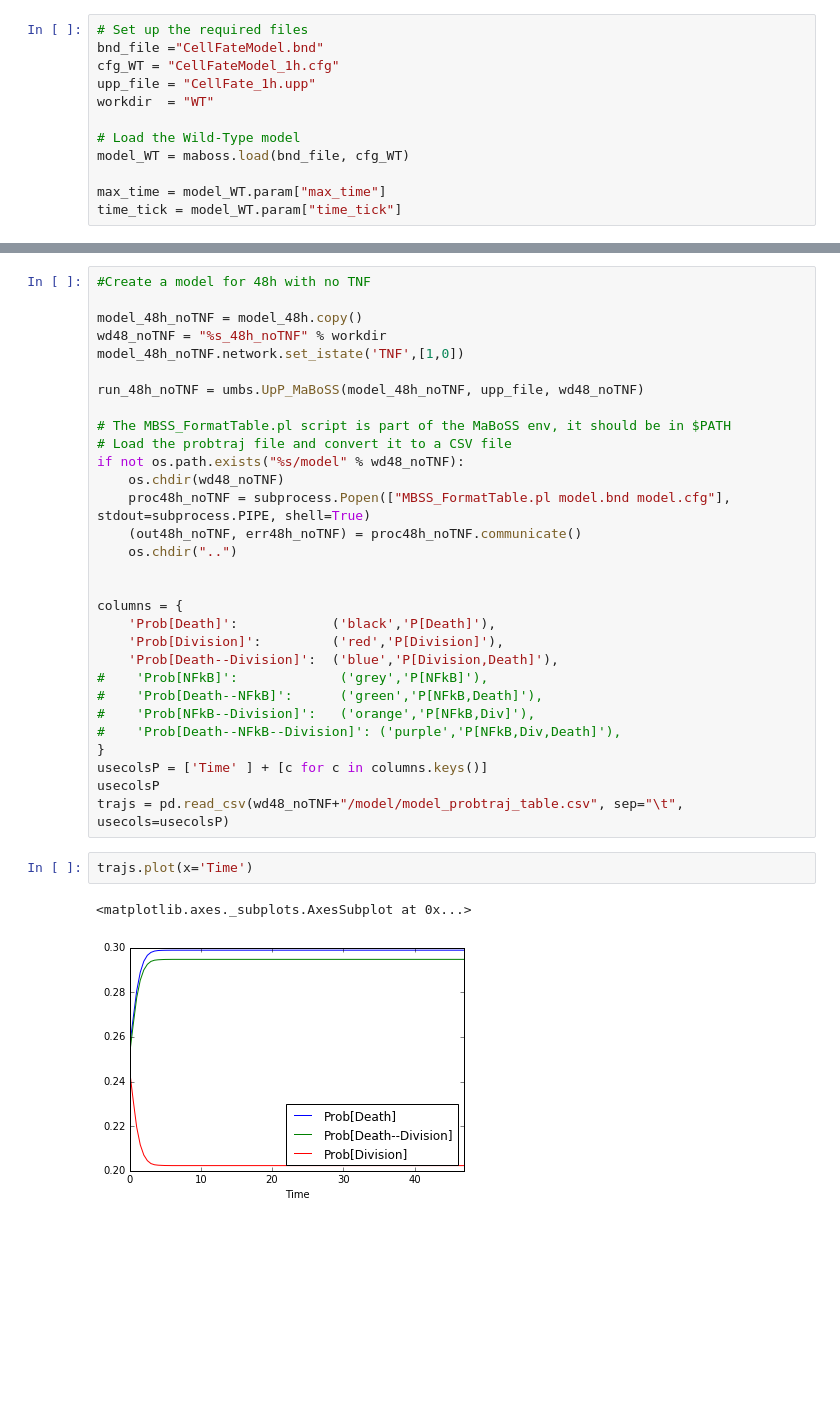
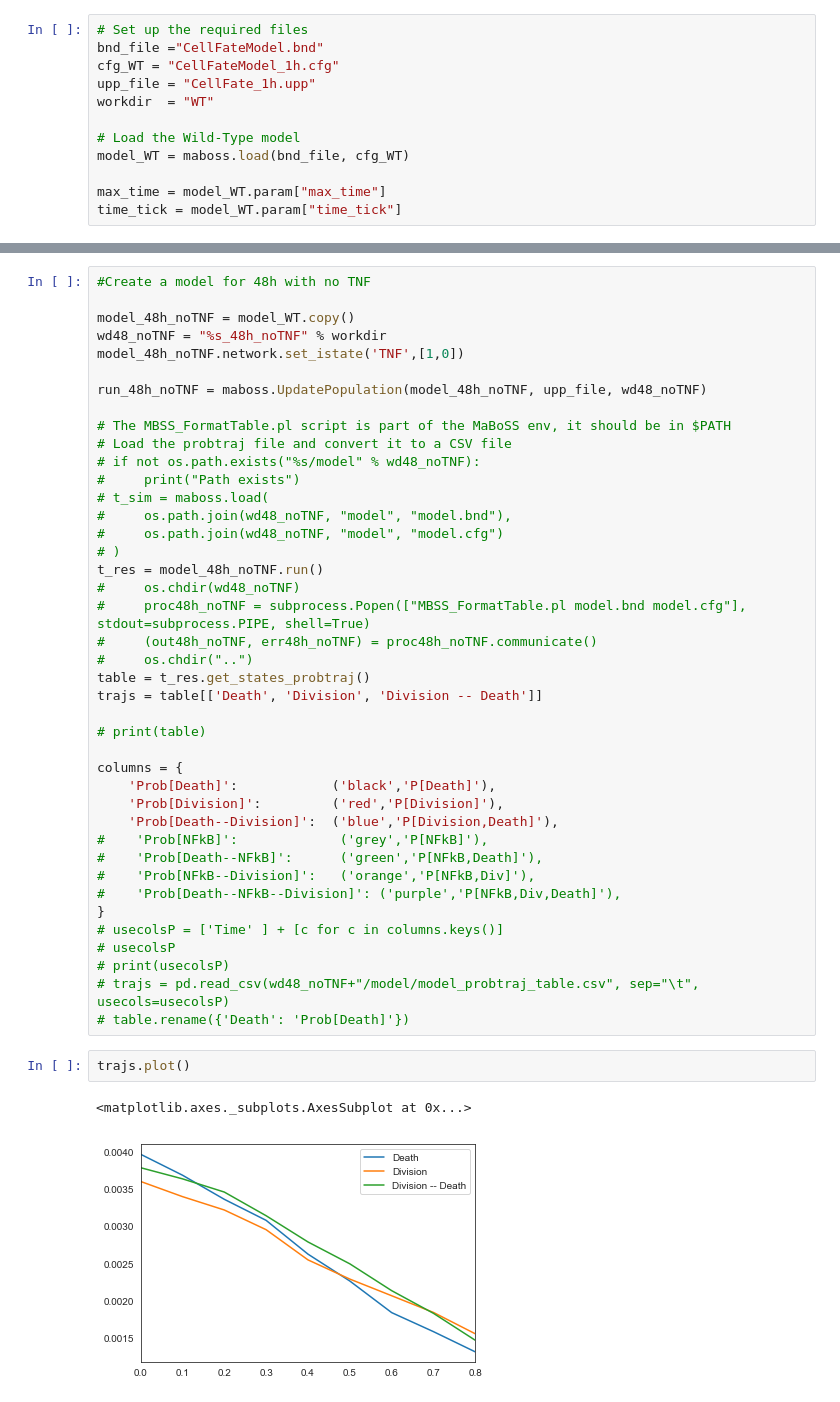
Before and after one commit to sysbio-curie/UPMaBoSS-docker, a Jupyter notebook: TimeStepDependancy.ipynb, the cells around one changed output, grey strips where cells are left out. Drawn from its saved outputs; the diff is of its cells as text; blank space fills up the shorter version.

Commit message:
TimeStepDependancy fix

```diff
--- a/TimeStepDependancy.ipynb
+++ b/TimeStepDependancy.ipynb
@@ -86,20 +82,29 @@ TypeError: unsupported operand type(s) for +: 'float' and 'str'
 # %%
 #Create a model for 48h with no TNF
 
-model_48h_noTNF = model_48h.copy()
+model_48h_noTNF = model_WT.copy()
 wd48_noTNF = "%s_48h_noTNF" % workdir
 model_48h_noTNF.network.set_istate('TNF',[1,0])
 
-run_48h_noTNF = umbs.UpP_MaBoSS(model_48h_noTNF, upp_file, wd48_noTNF)
+run_48h_noTNF = maboss.UpdatePopulation(model_48h_noTNF, upp_file, wd48_noTNF)
 
 # The MBSS_FormatTable.pl script is part of the MaBoSS env, it should be in $PATH
 # Load the probtraj file and convert it to a CSV file
-if not os.path.exists("%s/model" % wd48_noTNF):
-    os.chdir(wd48_noTNF)
-    proc48h_noTNF = subprocess.Popen(["MBSS_FormatTable.pl model.bnd model.cfg"], stdout=subprocess.PIPE, shell=True)
-    (out48h_noTNF, err48h_noTNF) = proc48h_noTNF.communicate()
-    os.chdir("..")
+# if not os.path.exists("%s/model" % wd48_noTNF):
+#     print("Path exists")
+# t_sim = maboss.load(
+#     os.path.join(wd48_noTNF, "model", "model.bnd"),
+#     os.path.join(wd48_noTNF, "model", "model.cfg")
+# )
+t_res = model_48h_noTNF.run()
+#     os.chdir(wd48_noTNF)
+#     proc48h_noTNF = subprocess.Popen(["MBSS_FormatTable.pl model.bnd model.cfg"], stdout=subprocess.PIPE, shell=True)
+#     (out48h_noTNF, err48h_noTNF) = proc48h_noTNF.communicate()
+#     os.chdir("..")
+table = t_res.get_states_probtraj()
+trajs = table[['Death', 'Division', 'Division -- Death']]
 
+# print(table)
 
 columns = {
     'Prob[Death]':            ('black','P[Death]'),
@@ -110,14 +115,16 @@ columns = {
 #    'Prob[NFkB--Division]':   ('orange','P[NFkB,Div]'),
 #    'Prob[Death--NFkB--Division]': ('purple','P[NFkB,Div,Death]'),
 }
-usecolsP = ['Time' ] + [c for c in columns.keys()]
-usecolsP
-trajs = pd.read_csv(wd48_noTNF+"/model/model_probtraj_table.csv", sep="\t", usecols=usecolsP)
+# usecolsP = ['Time' ] + [c for c in columns.keys()]
+# usecolsP
+# print(usecolsP)
+# trajs = pd.read_csv(wd48_noTNF+"/model/model_probtraj_table.csv", sep="\t", usecols=usecolsP)
+# table.rename({'Death': 'Prob[Death]'})
 # %%
-trajs.plot(x='Time')
+trajs.plot()
 # %% [output]
 <matplotlib.axes._subplots.AxesSubplot at 0x...>
-[figure, old version]
+[figure, new version]
 # %%
 model_WT_noTNF = model_WT.copy()
 model_WT_noTNF.network.set_istate('TNF',[1.0,0.0])
```
Also changed, not shown: parts of 6 cells of this notebook.
